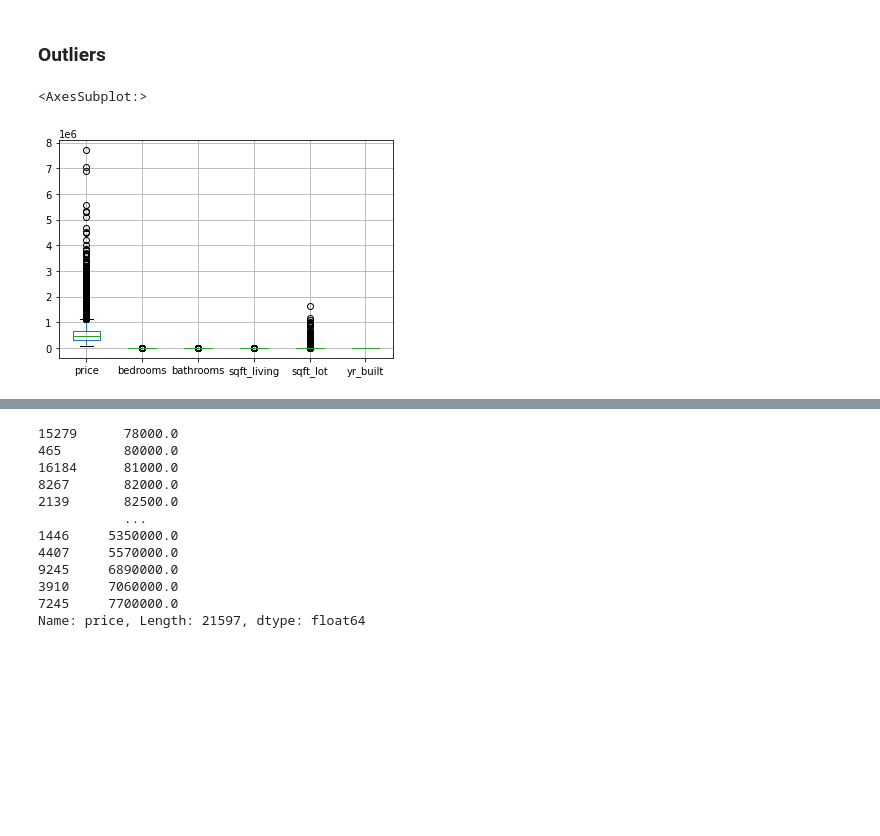
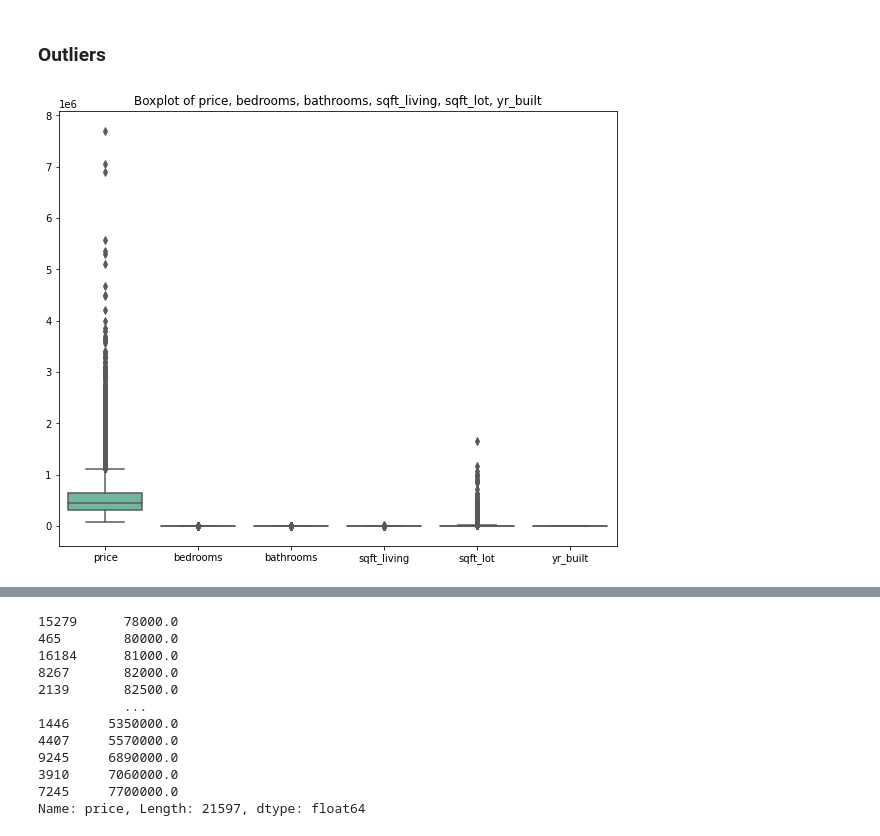
Before and after one commit to Lawez/phase-2-project-group, a Jupyter notebook: student.ipynb, the cells around one changed output, grey strips where cells are left out. Cells and saved outputs as stored; diff of their text form; code cells hidden in the pictures; blank space fills up the shorter version.

```diff
--- a/student.ipynb
+++ b/student.ipynb
@@ -436,13 +496,18 @@ dtype: object
 *For now the data seems to be fine we can proceed as it is unless otherwise*
 # %% [markdown]
 ### Outliers
+# %%
+def create_boxplot(data, columns, figsize=(10,8), orient='v', palette='Set2', whis=1.5):
+    fig, ax = plt.subplots(figsize=figsize)
+    sns.boxplot(data=data[columns], orient=orient, palette=palette, whis=whis, ax=ax)
+    ax.set_title('Boxplot of {}'.format(', '.join(columns)))
+    plt.show()
 # %%
 #get the outliers in a boxplot
-scores_columns = ['price', 'bedrooms', 'bathrooms', 'sqft_living','sqft_lot',  'yr_built']
-data_df.boxplot(column=scores_columns)
+scores_columns = ['price', 'bedrooms', 'bathrooms', 'sqft_living', 'sqft_lot', 'yr_built']
+create_boxplot(data=data_df, columns=scores_columns, figsize=(10,8), orient='v', palette='Set2', whis=1.5)
 # %% [output]
-<AxesSubplot:>
-[figure, old version]
+[figure, new version]
 # %%
 # Price has the highest count of outliers
 # Lets plot price on itrs own
```
Also changed, not shown: parts of 64 cells of this notebook.
